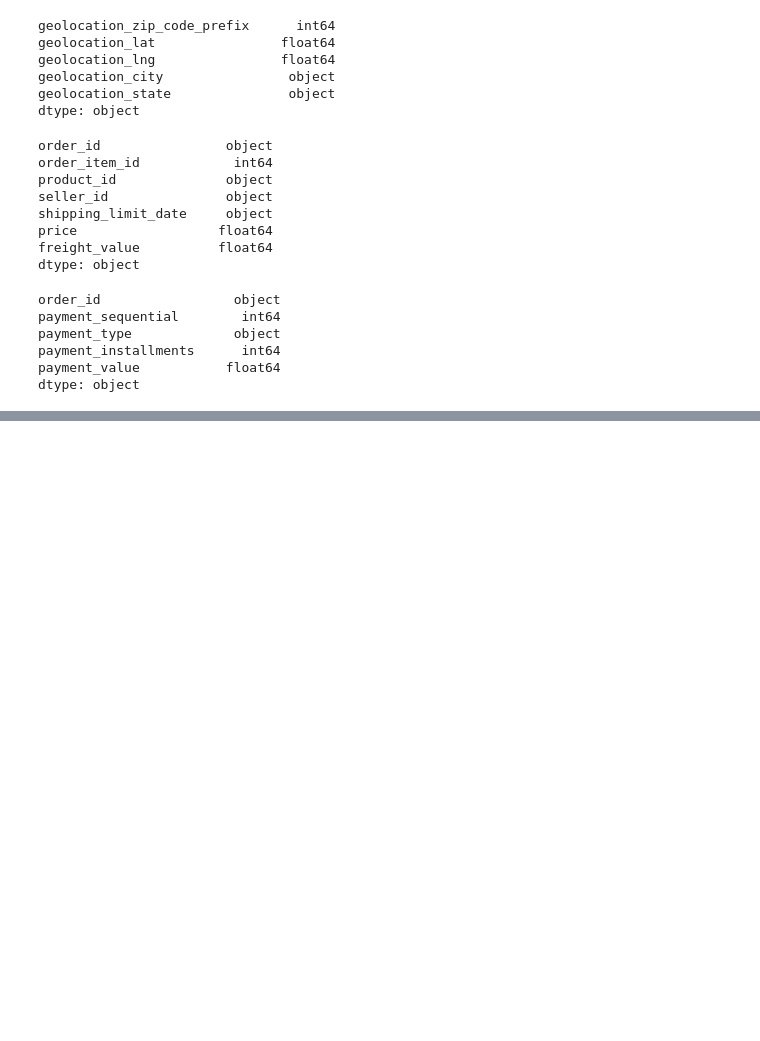
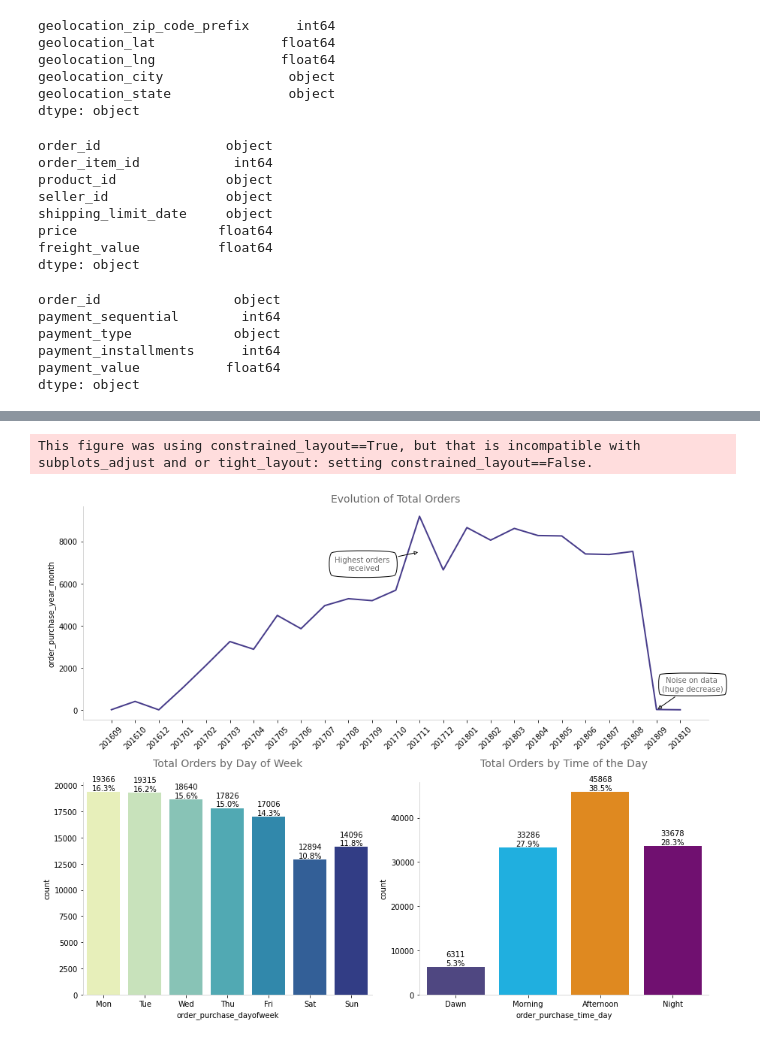
Before and after one commit to Wenning-Luiz/sales_prediction, a Jupyter notebook: explore_data.ipynb, the cells around one changed output, grey strips where cells are left out. Drawn from its saved outputs; the diff is of its cells as text; code cells hidden in the pictures; blank space fills up the shorter version.

```diff
--- a/explore_data.ipynb
+++ b/explore_data.ipynb
@@ -104,2 +139,0 @@ df_reviews['review_answer_timestamp'] = pd.to_datetime(df_reviews['review_answer
-# %%
-df = pd.merge(df_orders, df_reviews, how = 'left', on = 'order_id')
@@ -136,0 +455,41 @@ Name: order_id, Length: 99441, dtype: int64
+# %%
+#Evolução do total de pedidos
+from matplotlib.gridspec import GridSpec
+fig = plt.figure(constrained_layout=True, figsize=(13, 10))
+
+# Axis definition
+gs = GridSpec(2, 2, figure=fig)
+ax1 = fig.add_subplot(gs[0, :])
+ax2 = fig.add_subplot(gs[1, 0])
+ax3 = fig.add_subplot(gs[1, 1])
+
+# Lineplot - Evolution of e-commerce orders along time
+sns.lineplot(data=df_orders['order_purchase_year_month'].value_counts().sort_index(), ax=ax1,
+             color='darkslateblue', linewidth=2)
+ax1.annotate(f'Highest orders \nreceived', (13, 7500), xytext=(-75, -25),
+             textcoords='offset points', bbox=dict(boxstyle="round4", fc="w", pad=.8),
+             arrowprops=dict(arrowstyle='-|>', fc='w'), color='dimgrey', ha='center')
+ax1.annotate(f'Noise on data \n(huge decrease)', (23, 0), xytext=(48, 25),
+             textcoords='offset points', bbox=dict(boxstyle="round4", fc="w", pad=.5),
+             arrowprops=dict(arrowstyle='-|>', fc='w'), color='dimgrey', ha='center')
+format_spines(ax1, right_border=False)
+for tick in ax1.get_xticklabels():
+    tick.set_rotation(45)
+ax1.set_title('Evolution of Total Orders', size=14, color='dimgrey')
+
+# Barchart - Total of orders by day of week
+single_countplot(df_orders, x='order_purchase_dayofweek', ax=ax2, order=False, palette='YlGnBu')
+weekday_label = ['Mon', 'Tue', 'Wed', 'Thu', 'Fri', 'Sat', 'Sun']
+ax2.set_xticklabels(weekday_label)
+ax2.set_title('Total Orders by Day of Week', size=14, color='dimgrey', pad=20)
+
+# Barchart - Total of orders by time of the day
+day_color_list = ['darkslateblue', 'deepskyblue', 'darkorange', 'purple']
+single_countplot(df_orders, x='order_purchase_time_day', ax=ax3, order=False, palette=day_color_list)
+ax3.set_title('Total Orders by Time of the Day', size=14, color='dimgrey', pad=20)
+
+plt.tight_layout()
+plt.show()
+# %% [output]
+This figure was using constrained_layout==True, but that is incompatible with subplots_adjust and or tight_layout: setting constrained_layout==False.
+[figure, added]
```
Also changed, not shown: parts of 46 cells of this notebook.
